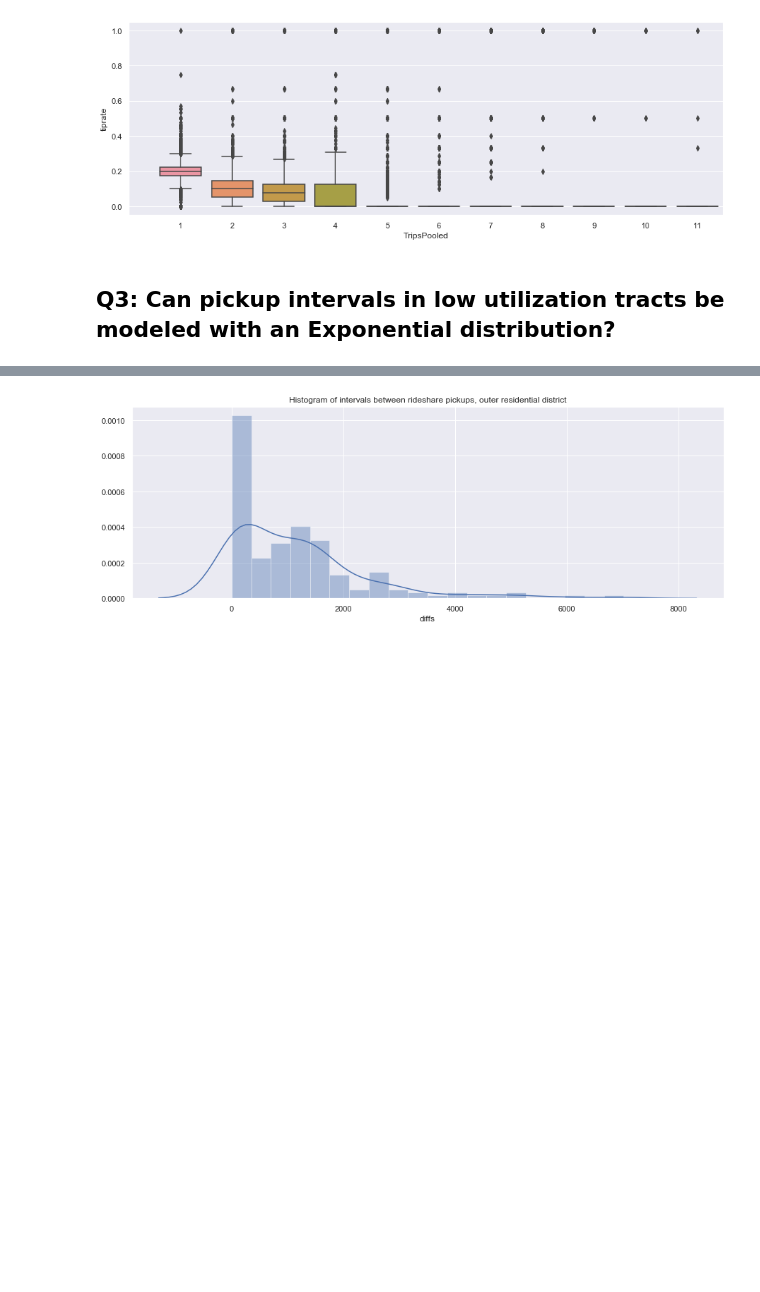
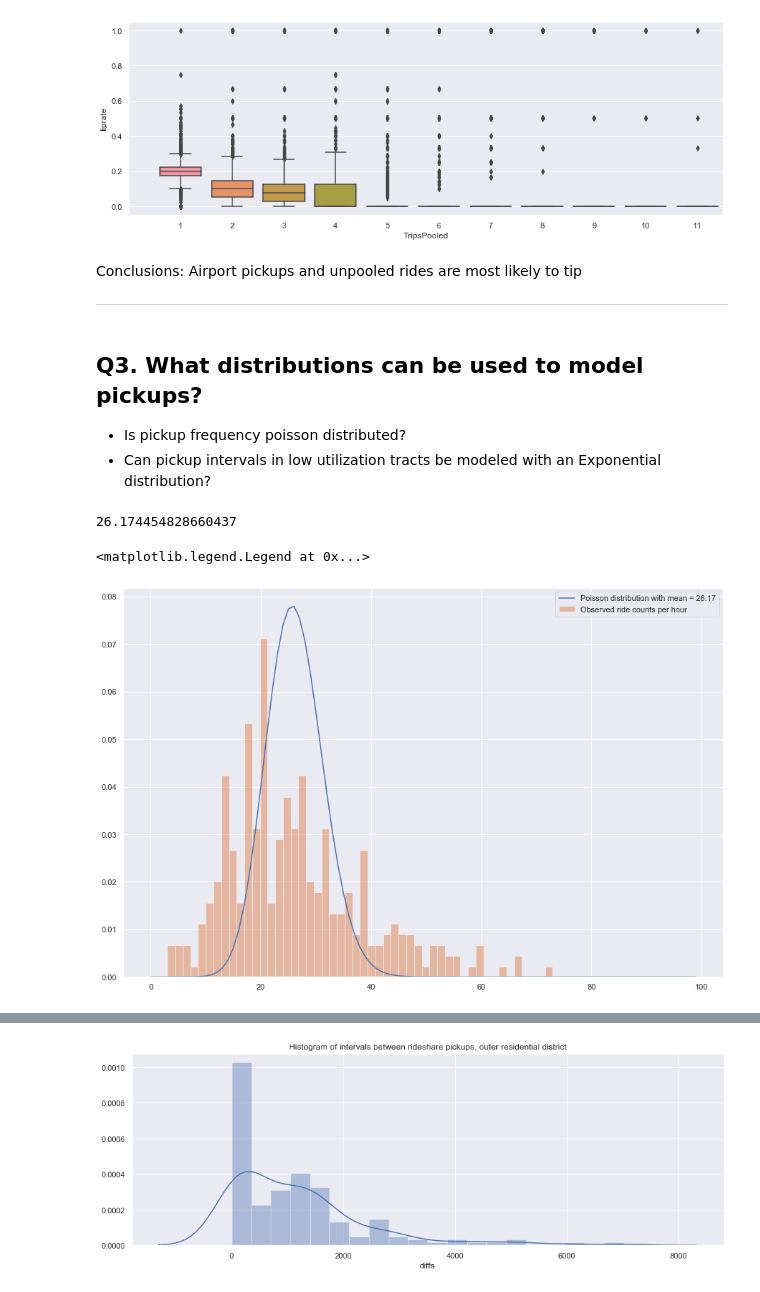
Before and after one commit to LisaATaylor/Rideshare, a Jupyter notebook: Chicago Rideshare Dataset- Statistical Inference.ipynb, the cells around one changed output, grey strips where cells are left out. Cells and saved outputs as stored; diff of their text form; code cells hidden in the pictures; blank space fills up the shorter version.

```diff
--- a/Chicago Rideshare Dataset- Statistical Inference.ipynb
+++ b/Chicago Rideshare Dataset- Statistical Inference.ipynb
@@ -147,5 +203,29 @@ ax.set_xlim(-1,10.5)
 # %% [output]
 (-1, 10.5)
 [figure]
+# %% [markdown]
+Conclusions:  Airport pickups and unpooled rides are most likely to tip
+
+---
 # %% [markdown]
-## Q3:  Can pickup intervals in low utilization tracts be modeled with an Exponential distribution?
+## Q3.  What distributions can be used to model pickups?
+* Is pickup frequency poisson distributed?
+* Can pickup intervals in low utilization tracts be modeled with an Exponential distribution?
+# %%
+# Zoom in on small area/time:  weekday lunch (11-2) downtown
+downtown_df=agg_hourly_all.loc['17031839100']
+downtown_df=downtown_df.loc[(downtown_df.Hour.isin([11,12,13]))&(downtown_df.DOW<5)]
+ev_rides=downtown_df['NumRides'].mean()
+ev_rides
+# %% [output]
+26.174454828660437
+# %%
+fig,ax=plt.subplots(figsize=[15,10])
+rv=stats.poisson(ev_rides)
+x=np.arange(0,100)
+ax.plot(x,rv.pmf(x),label='Poisson distribution with mean = {:.2f}'.format(ev_rides))
+downtown_df['NumRides'].hist(bins=50,density=True,ax=ax,label='Observed ride counts per hour',alpha=0.5)
+ax.legend()
+# %% [output]
+<matplotlib.legend.Legend at 0x...>
+[figure, added]
```
Also changed, not shown: parts of 34 cells of this notebook.
